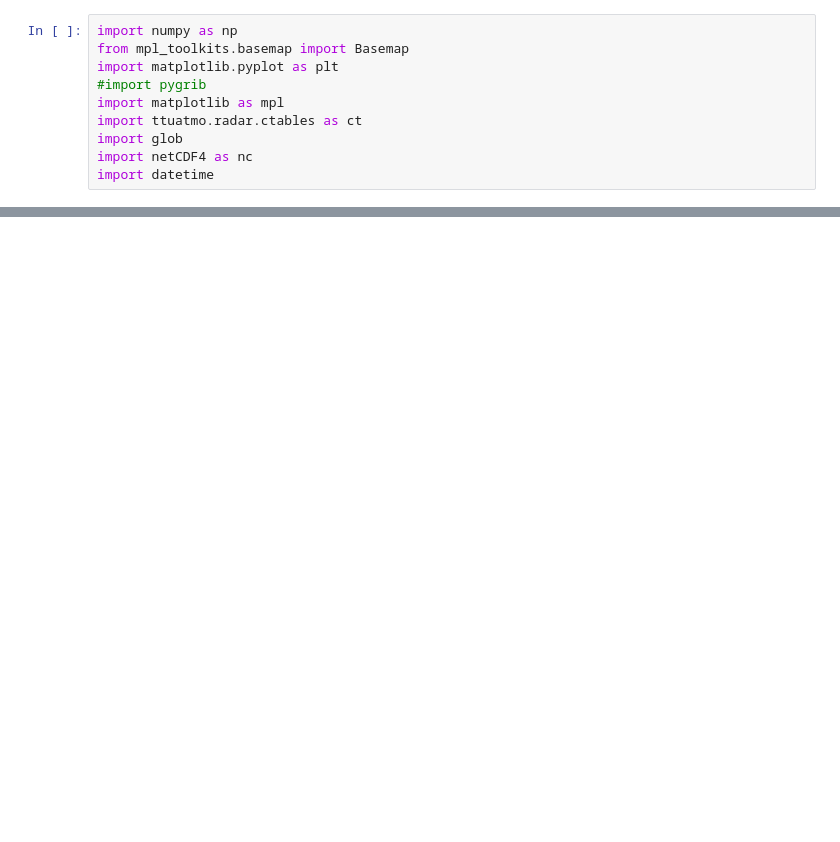
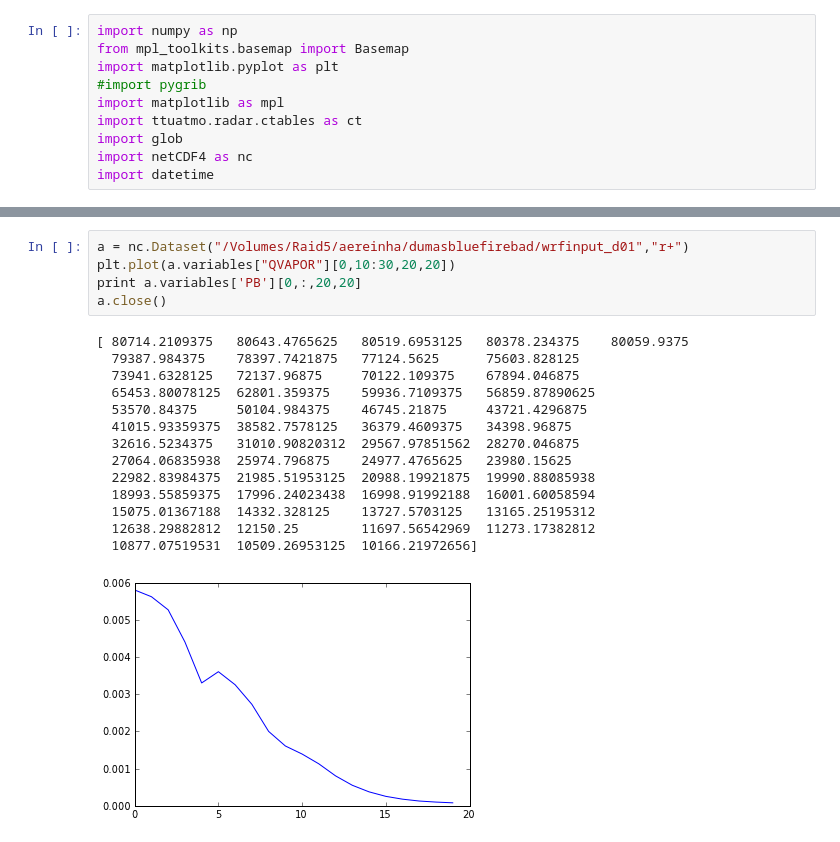
Before and after one commit to aereinha/notebooks, a Jupyter notebook: WRF Quick plot.ipynb, the cells around one changed output, grey strips where cells are left out. Saved outputs shown, nothing was run; the diff lists cells and outputs as text; blank space fills up the shorter version.

```diff
--- a/WRF Quick plot.ipynb
+++ b/WRF Quick plot.ipynb
@@ -27,0 +162,20 @@ ydim = len(a.variables['XLONG'][:,0])
+# %%
+a = nc.Dataset("/Volumes/Raid5/aereinha/dumasbluefirebad/wrfinput_d01","r+")
+plt.plot(a.variables["QVAPOR"][0,10:30,20,20])
+print a.variables['PB'][0,:,20,20]
+a.close()
+# %% [output]
+[ 80714.2109375   80643.4765625   80519.6953125   80378.234375    80059.9375
+  79387.984375    78397.7421875   77124.5625      75603.828125
+  73941.6328125   72137.96875     70122.109375    67894.046875
+  65453.80078125  62801.359375    59936.7109375   56859.87890625
+  53570.84375     50104.984375    46745.21875     43721.4296875
+  41015.93359375  38582.7578125   36379.4609375   34398.96875
+  32616.5234375   31010.90820312  29567.97851562  28270.046875
+  27064.06835938  25974.796875    24977.4765625   23980.15625
+  22982.83984375  21985.51953125  20988.19921875  19990.88085938
+  18993.55859375  17996.24023438  16998.91992188  16001.60058594
+  15075.01367188  14332.328125    13727.5703125   13165.25195312
+  12638.29882812  12150.25        11697.56542969  11273.17382812
+  10877.07519531  10509.26953125  10166.21972656]
+[figure, added]
```
Also changed, not shown: parts of 29 cells of this notebook, 13 other files.
